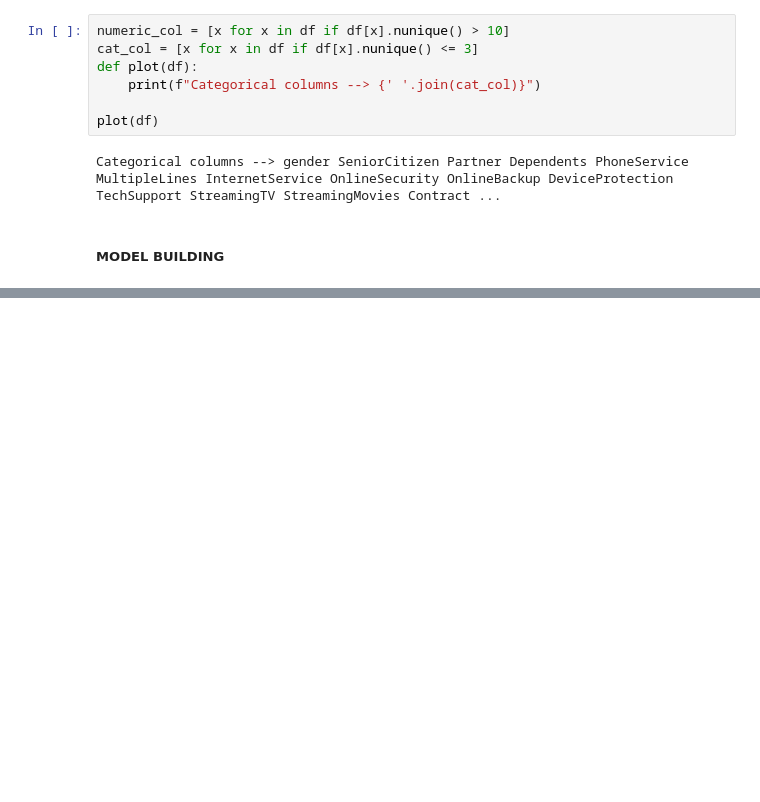
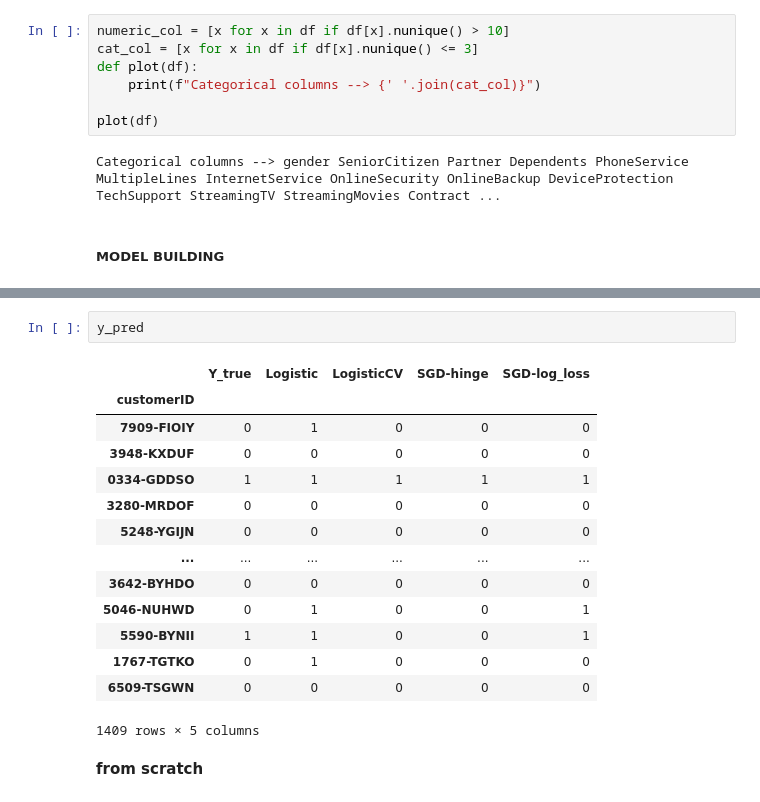
Before and after one commit to Manash-Christ/ML-LABS, a Jupyter notebook: 2348528_LAB5.ipynb, the cells around one changed output, grey strips where cells are left out. Cells and saved outputs as stored; diff of their text form; blank space fills up the shorter version.

```diff
--- a/2348528_LAB5.ipynb
+++ b/2348528_LAB5.ipynb
@@ -329,0 +318,19 @@ for j,k in range(2),range(2):
+# %%
+y_pred
+# %% [output]
+|  | Y_true | Logistic | LogisticCV | SGD-hinge | SGD-log_loss |
+| customerID |  |  |  |  |  |
+| 7909-FIOIY | 0 | 1 | 0 | 0 | 0 |
+| 3948-KXDUF | 0 | 0 | 0 | 0 | 0 |
+| 0334-GDDSO | 1 | 1 | 1 | 1 | 1 |
+| 3280-MRDOF | 0 | 0 | 0 | 0 | 0 |
+| 5248-YGIJN | 0 | 0 | 0 | 0 | 0 |
+| ... | ... | ... | ... | ... | ... |
+| 3642-BYHDO | 0 | 0 | 0 | 0 | 0 |
+| 5046-NUHWD | 0 | 1 | 0 | 0 | 1 |
+| 5590-BYNII | 1 | 1 | 0 | 0 | 1 |
+| 1767-TGTKO | 0 | 1 | 0 | 0 | 0 |
+| 6509-TSGWN | 0 | 0 | 0 | 0 | 0 |
+1409 rows × 5 columns
+# %% [markdown]
+**from scratch**
```
Also changed, not shown: parts of 18 cells of this notebook.
